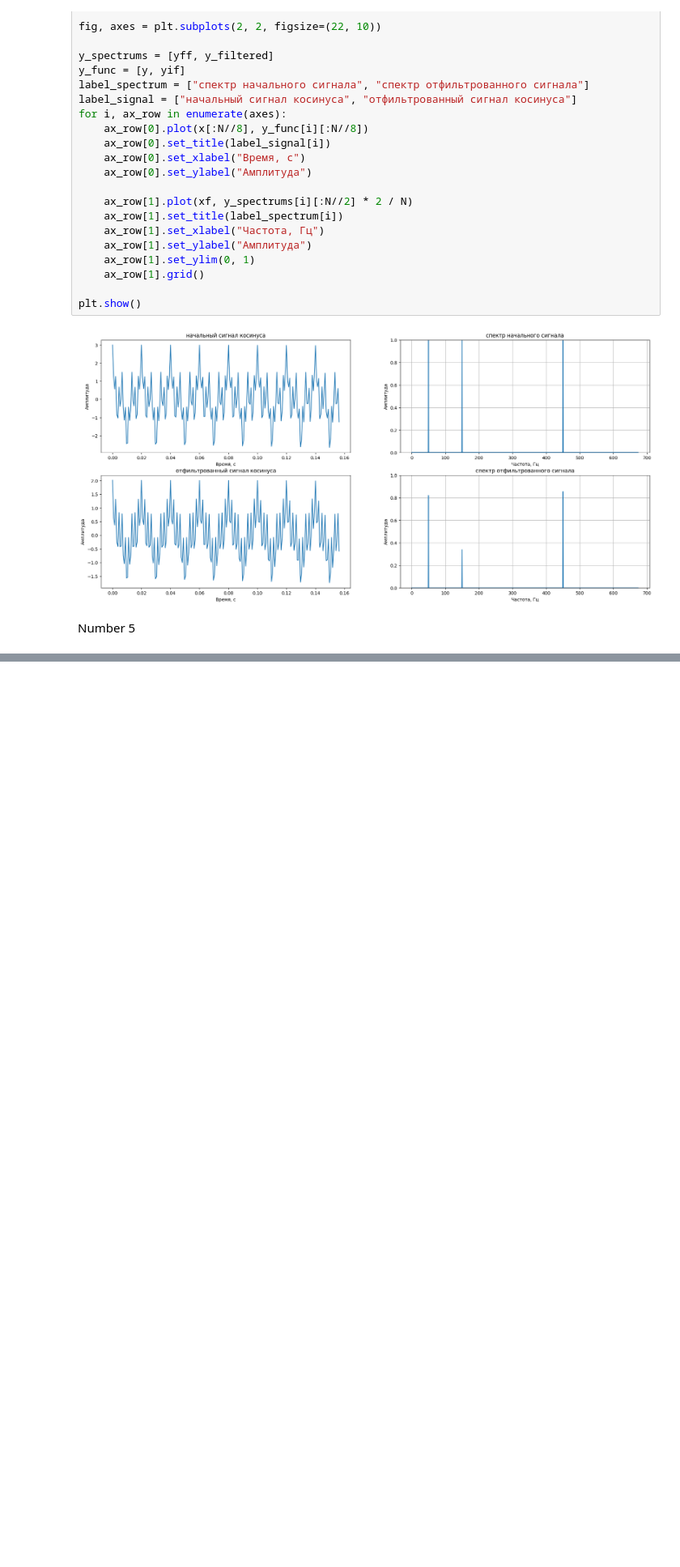
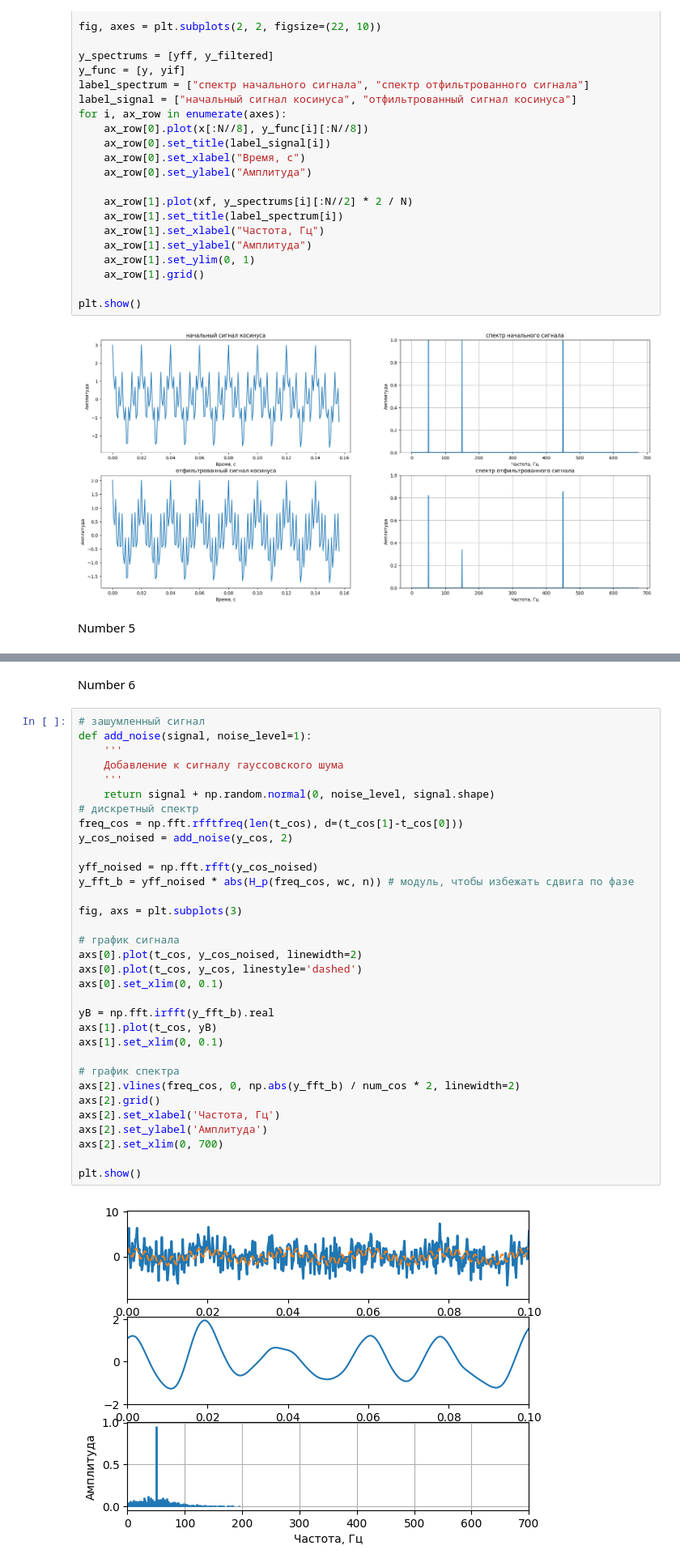
Before and after one commit to NikitaGoltsev/Digital_signals, a Jupyter notebook: lab4.ipynb, the cells around one changed output, grey strips where cells are left out. Shown at 81% size. Saved outputs shown, nothing was run; the diff lists cells and outputs as text; blank space fills up the shorter version.

```diff
--- a/lab4.ipynb
+++ b/lab4.ipynb
@@ -250,0 +300,37 @@ Number 5
+# %% [markdown]
+Number 6
+# %%
+# зашумленный сигнал
+def add_noise(signal, noise_level=1):
+    '''
+    Добавление к сигналу гауссовского шума
+    '''
+    return signal + np.random.normal(0, noise_level, signal.shape)
+# дискретный спектр
+freq_cos = np.fft.rfftfreq(len(t_cos), d=(t_cos[1]-t_cos[0]))
+y_cos_noised = add_noise(y_cos, 2)
+
+yff_noised = np.fft.rfft(y_cos_noised)
+y_fft_b = yff_noised * abs(H_p(freq_cos, wc, n)) # модуль, чтобы избежать сдвига по фазе
+
+fig, axs = plt.subplots(3)
+
+# график сигнала
+axs[0].plot(t_cos, y_cos_noised, linewidth=2)
+axs[0].plot(t_cos, y_cos, linestyle='dashed')
+axs[0].set_xlim(0, 0.1)
+
+yB = np.fft.irfft(y_fft_b).real
+axs[1].plot(t_cos, yB)
+axs[1].set_xlim(0, 0.1)
+
+# график спектра
+axs[2].vlines(freq_cos, 0, np.abs(y_fft_b) / num_cos * 2, linewidth=2)
+axs[2].grid()
+axs[2].set_xlabel('Частота, Гц')
+axs[2].set_ylabel('Амплитуда')
+axs[2].set_xlim(0, 700)
+
+plt.show()
+# %% [output]
+[figure, added]
```
Also changed, not shown: parts of 5 cells of this notebook.
